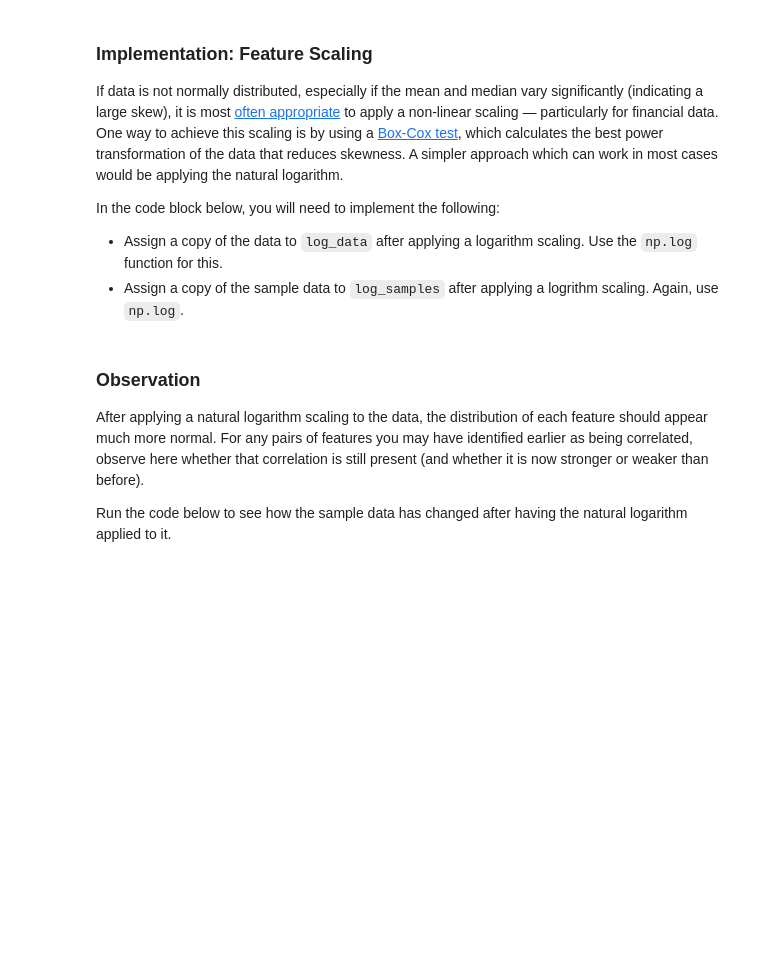
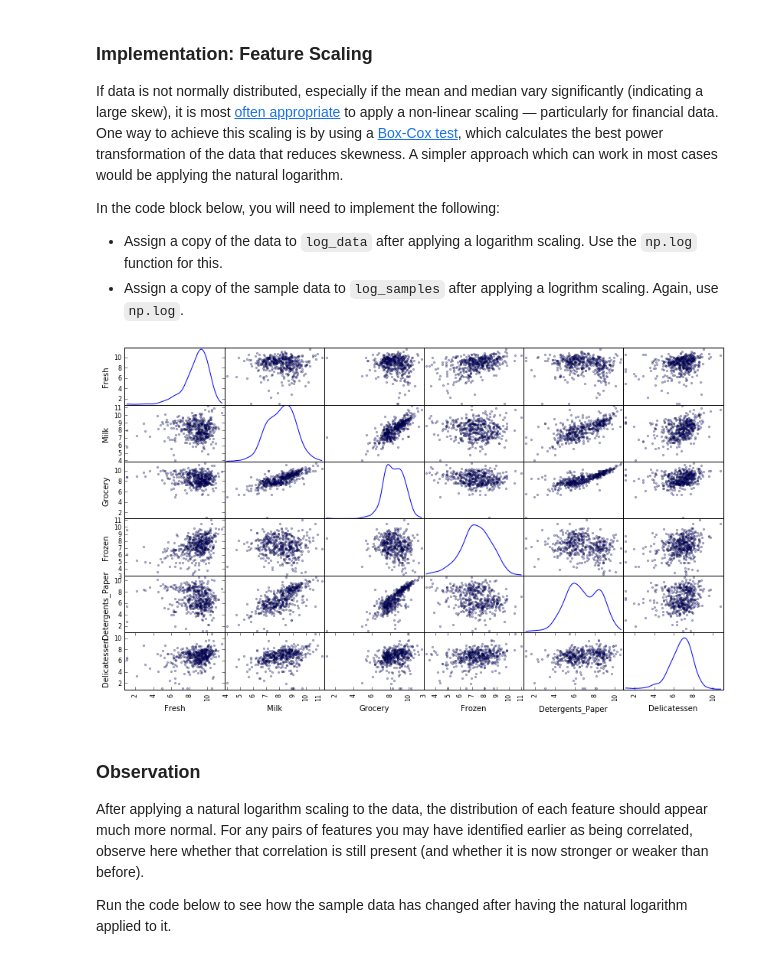
Before and after one commit to PetrShypila/P3-CreatingCustomerSegments, a Jupyter notebook: customer_segments.ipynb, the cells around one changed output. Cells and saved outputs as stored; diff of their text form; code cells hidden in the pictures; blank space fills up the shorter version.

```diff
--- a/customer_segments.ipynb
+++ b/customer_segments.ipynb
@@ -159,13 +159,15 @@ In the code block below, you will need to implement the following:
  - Assign a copy of the sample data to `log_samples` after applying a logrithm scaling. Again, use `np.log`.
 # %%
 # TODO: Scale the data using the natural logarithm
-log_data = None
+log_data = np.log(data)
 
 # TODO: Scale the sample data using the natural logarithm
-log_samples = None
+log_samples = np.log(samples)
 
 # Produce a scatter matrix for each pair of newly-transformed features
 pd.scatter_matrix(log_data, alpha = 0.3, figsize = (14,8), diagonal = 'kde');
+# %% [output]
+[figure, added]
 # %% [markdown]
 ### Observation
 After applying a natural logarithm scaling to the data, the distribution of each feature should appear much more normal. For any pairs of features you may have identified earlier as being correlated, observe here whether that correlation is still present (and whether it is now stronger or weaker than before).
```
Also changed, not shown: parts of 6 cells of this notebook.
